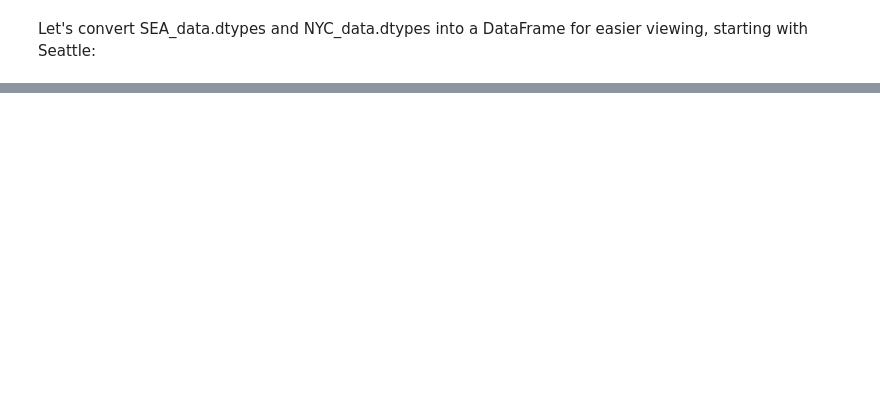
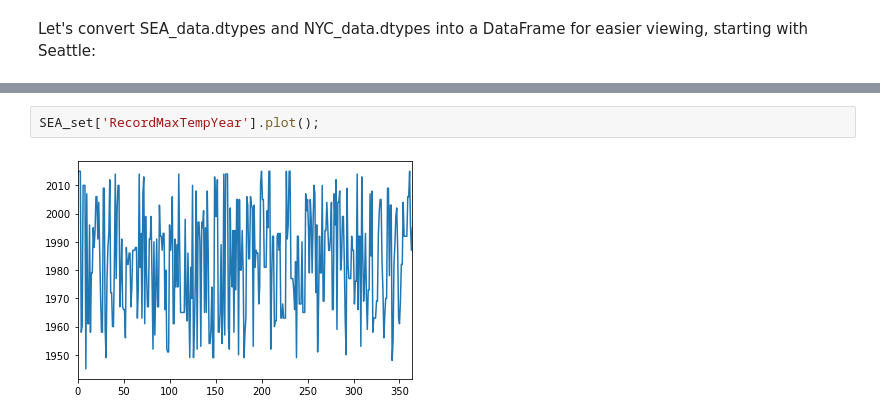
Before and after one commit to rebecca-pete/sea-nyc-weather, a Jupyter notebook: eda.ipynb, the cells around one changed output, grey strips where cells are left out. Saved outputs shown, nothing was run; the diff lists cells and outputs as text; blank space fills up the shorter version.

```diff
--- a/eda.ipynb
+++ b/eda.ipynb
@@ -69,0 +349,4 @@ Next, we'll create a plot of both dataframes.
+# %%
+SEA_set['RecordMaxTempYear'].plot();
+# %% [output]
+[figure, added]
```
Also changed, not shown: parts of 51 cells of this notebook.
